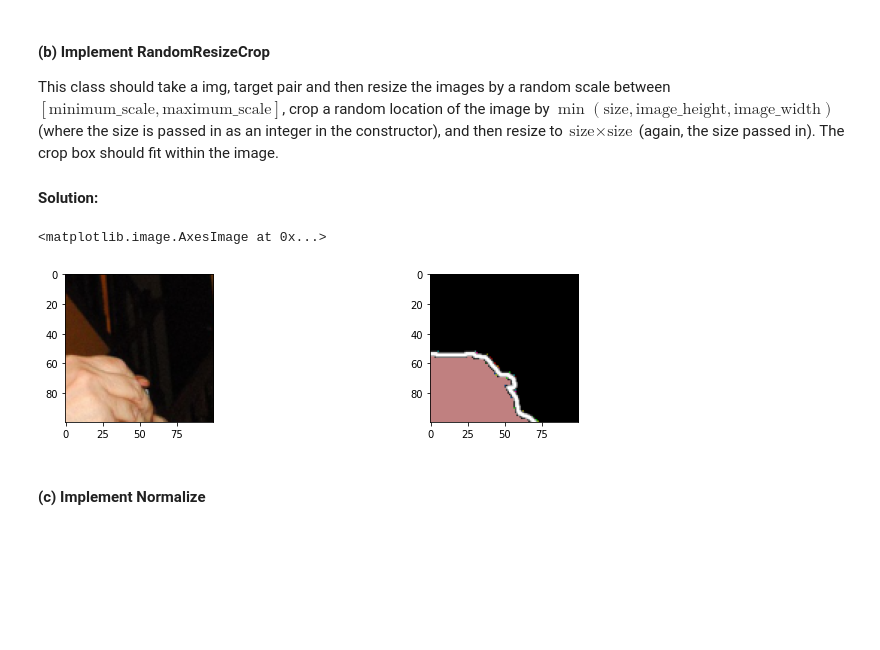
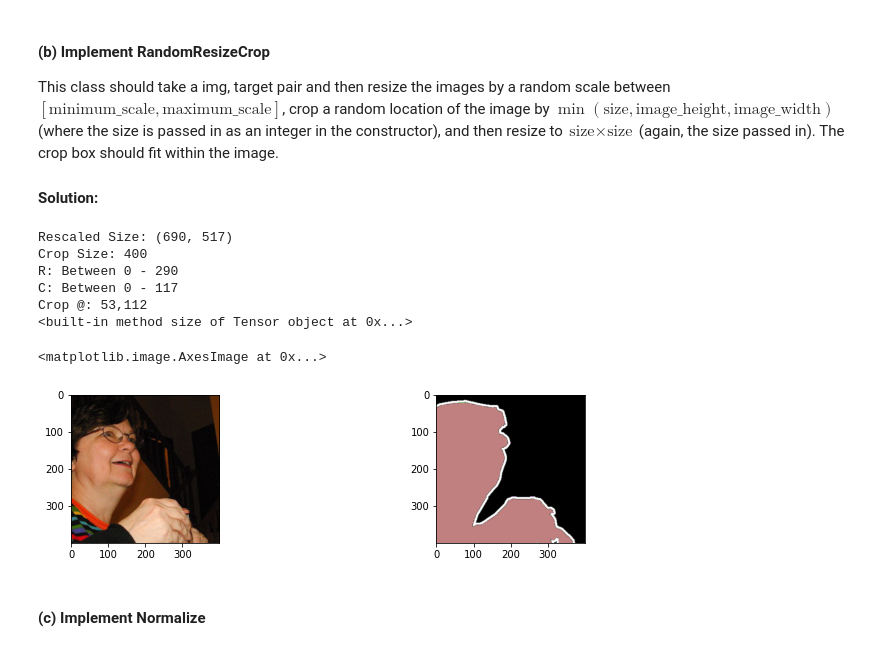
Before and after one commit to ArjunNarayan2066/Test, a Jupyter notebook: MySemanticSegmentation_student.ipynb, the cells around one changed output. Cells and saved outputs as stored; diff of their text form; code cells hidden in the pictures; blank space fills up the shorter version.

Commit message:
Fixed RandomResizeCrop having black space

```diff
--- a/MySemanticSegmentation_student.ipynb
+++ b/MySemanticSegmentation_student.ipynb
@@ -314,7 +314,7 @@ class JointRandomResizeCrop(object):
         # print("Expected Rescaled Size: {}".format(rescaled_size))
         rescaled_img = tF.resize(img, rescaled_size[::-1])
         rescaled_target = tF.resize(target, rescaled_size[::-1])
-        # print("Rescaled Size: {}".format(rescaled_img.size))
+        print("Rescaled Size: {}".format(rescaled_img.size))
 
         # set_trace()
         # Crop Then Resize
@@ -322,8 +322,8 @@ class JointRandomResizeCrop(object):
         # print("Crop Size: {}".format(crop_size))
         # print("R: Between {} - {}".format(0, rescaled_img.size[0] - crop_size))
         # print("C: Between {} - {}".format(0, rescaled_img.size[1] - crop_size))
-        crop_r = np.random.randint(0, rescaled_img.size[0] - crop_size)
-        crop_c = np.random.randint(0, rescaled_img.size[1] - crop_size)
+        crop_c = np.random.randint(0, rescaled_img.size[0] - crop_size)
+        crop_r = np.random.randint(0, rescaled_img.size[1] - crop_size)
         # print("Crop @: {},{}".format(crop_r, crop_c))
 
         final_img = tF.resized_crop(rescaled_img, crop_r, crop_c, crop_size, crop_size, self.size)
@@ -336,17 +336,23 @@ class JointRandomResizeCrop(object):
 # %%
 # print(sample1[0].size)
 img, target = JointToTensor()(*sample1)
-final_img, final_target = JointRandomResizeCrop(0.5, 0.8, 100)(img, target)
-# print(img.size)
+final_img, final_target = JointRandomResizeCrop(1.1, 1.4, 400)(img, target)
+# print(final_img.size)
 fig = plt.figure(figsize=(12,6))
 ax1 = fig.add_subplot(2,2,1)
 # ax1.imshow(colorize_mask(target.numpy()))
 ax1.imshow(final_img.permute(1,2,0))
 ax2 = fig.add_subplot(2,2,2)
 ax2.imshow(colorize_mask(final_target.numpy()))
 # %% [output]
-<matplotlib.image.AxesImage at 0x...>
+Rescaled Size: (690, 517)
+Crop Size: 400
+R: Between 0 - 290
+C: Between 0 - 117
+Crop @: 53,112
+<built-in method size of Tensor object at 0x...>
+<matplotlib.image.AxesImage at 0x...>
-[figure, old version]
+[figure, new version]
 # %% [markdown]
 #### (c) Implement Normalize
 # %% [markdown]
```
